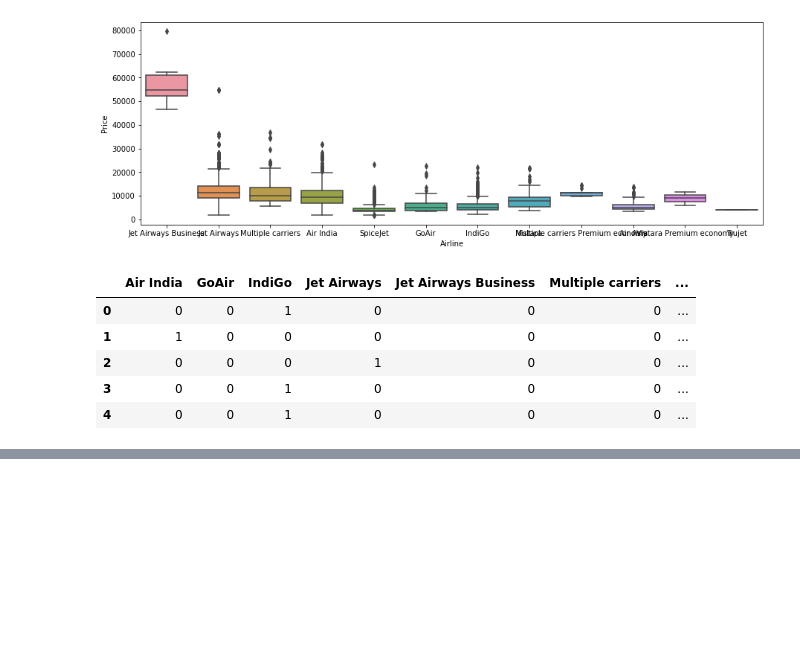
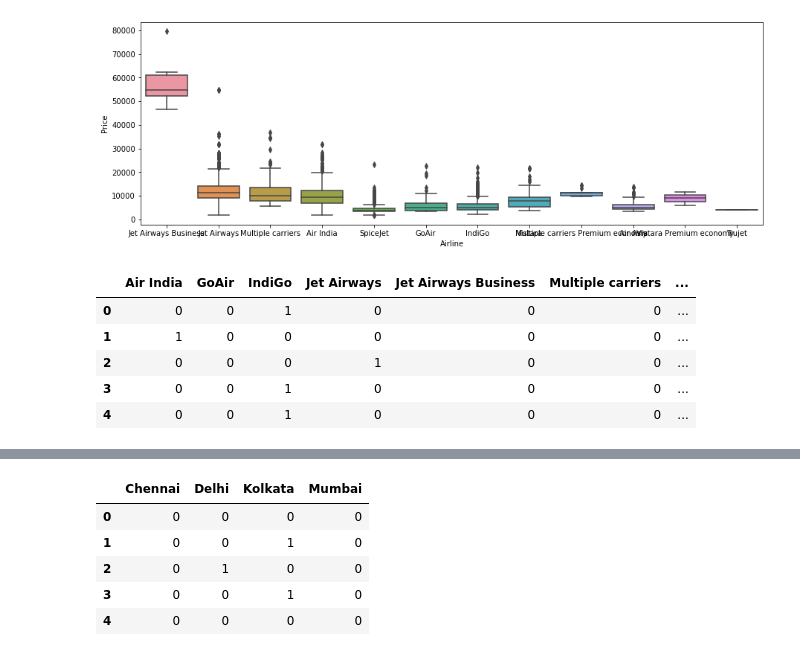
Before and after one commit to cybersaksham/Flight-Fare-Predict, a Jupyter notebook: main.ipynb, the cells around one changed output, grey strips where cells are left out. Drawn from its saved outputs; the diff is of its cells as text; code cells hidden in the pictures; blank space fills up the shorter version.

```diff
--- a/main.ipynb
+++ b/main.ipynb
@@ -205,0 +222,11 @@ Airline.head()
+# %%
+# As Source is Nominal Categorical data we will perform OneHotEncoding
+Source=pd.get_dummies(categorical_df['Source'], drop_first=True)
+Source.head()
+# %% [output]
+|  | Chennai | Delhi | Kolkata | Mumbai |
+| 0 | 0 | 0 | 0 | 0 |
+| 1 | 0 | 0 | 1 | 0 |
+| 2 | 0 | 1 | 0 | 0 |
+| 3 | 0 | 0 | 1 | 0 |
+| 4 | 0 | 0 | 0 | 0 |
```
Also changed, not shown: parts of 2 cells of this notebook.
